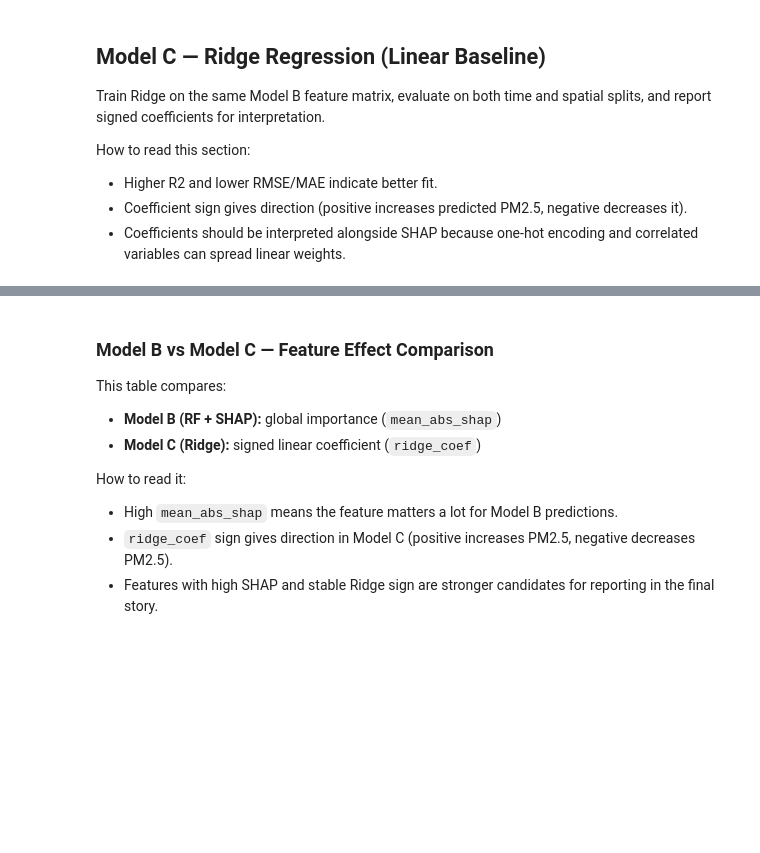
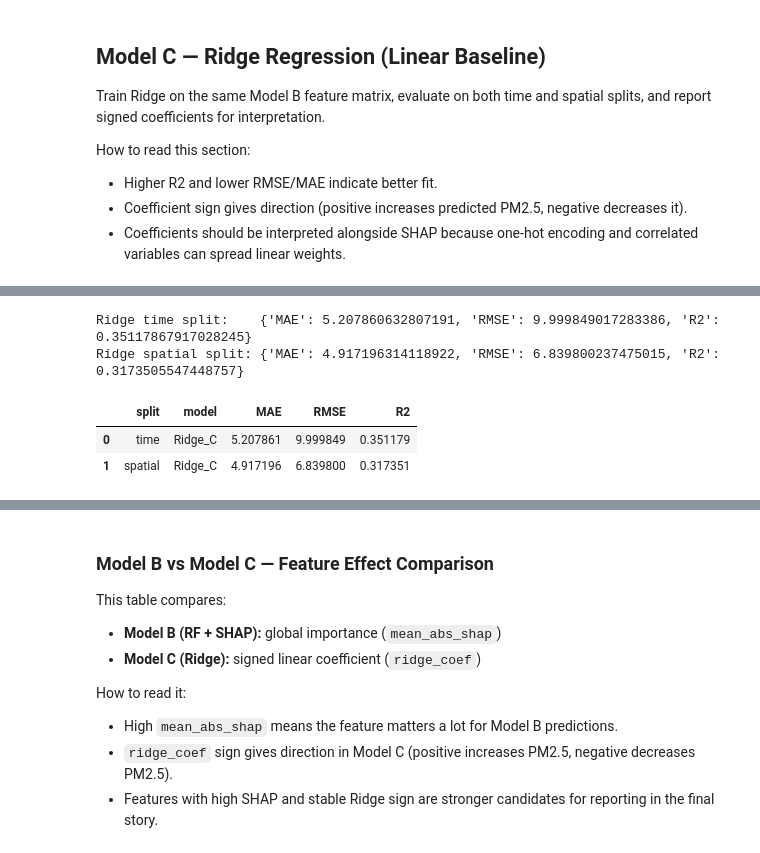
Before and after one commit to yelenashabanova/GrandChallengeAccenture, a Jupyter notebook: model.ipynb, the cells around one changed output, grey strips where cells are left out. Cells and saved outputs as stored; diff of their text form; code cells hidden in the pictures; blank space fills up the shorter version.

```diff
--- a/model.ipynb
+++ b/model.ipynb
@@ -901,0 +810,43 @@ Saved to model_output/modelc_coefficients_sorted.csv
+# %%
+# 2. Training
+ridge_pipe = Pipeline([
+    ("preprocess", clone(pre_a)),
+    ("model", Ridge(alpha=1.0, random_state=42)),
+])
+
+# Time Split
+X_train_c_t = X_c.loc[time_train_mask]
+X_test_c_t  = X_c.loc[time_test_mask]
+y_train_t   = y.loc[time_train_mask]
+y_test_t    = y.loc[time_test_mask]
+
+ridge_pipe.fit(X_train_c_t, y_train_t)
+pred_ridge_t = ridge_pipe.predict(X_test_c_t)
+m_ridge_t    = reg_metrics(y_test_t, pred_ridge_t)
+print("Ridge time split:   ", m_ridge_t)
+
+# Spatial Split
+X_train_c_s = X_c.iloc[tr_idx]
+X_test_c_s  = X_c.iloc[te_idx]
+y_train_s   = y.iloc[tr_idx]
+y_test_s    = y.iloc[te_idx]
+
+ridge_pipe_s = clone(ridge_pipe)
+ridge_pipe_s.fit(X_train_c_s, y_train_s)
+pred_ridge_s = ridge_pipe_s.predict(X_test_c_s)
+m_ridge_s    = reg_metrics(y_test_s, pred_ridge_s)
+print("Ridge spatial split:", m_ridge_s)
+
+# Metrics Table & Export
+metrics_c = pd.DataFrame([
+    {"split": "time",    "model": "Ridge_C", **m_ridge_t},
+    {"split": "spatial", "model": "Ridge_C", **m_ridge_s},
+])
+metrics_c.to_csv("model_output/model_c_metrics.csv", index=False)
+display(metrics_c)
+# %% [output]
+Ridge time split:    {'MAE': 5.207860632807191, 'RMSE': 9.999849017283386, 'R2': 0.35117867917028245}
+Ridge spatial split: {'MAE': 4.917196314118922, 'RMSE': 6.839800237475015, 'R2': 0.3173505547448757}
+|  | split | model | MAE | RMSE | R2 |
+| 0 | time | Ridge_C | 5.207861 | 9.999849 | 0.351179 |
+| 1 | spatial | Ridge_C | 4.917196 | 6.839800 | 0.317351 |
```
Also changed, not shown: parts of 15 cells of this notebook.
